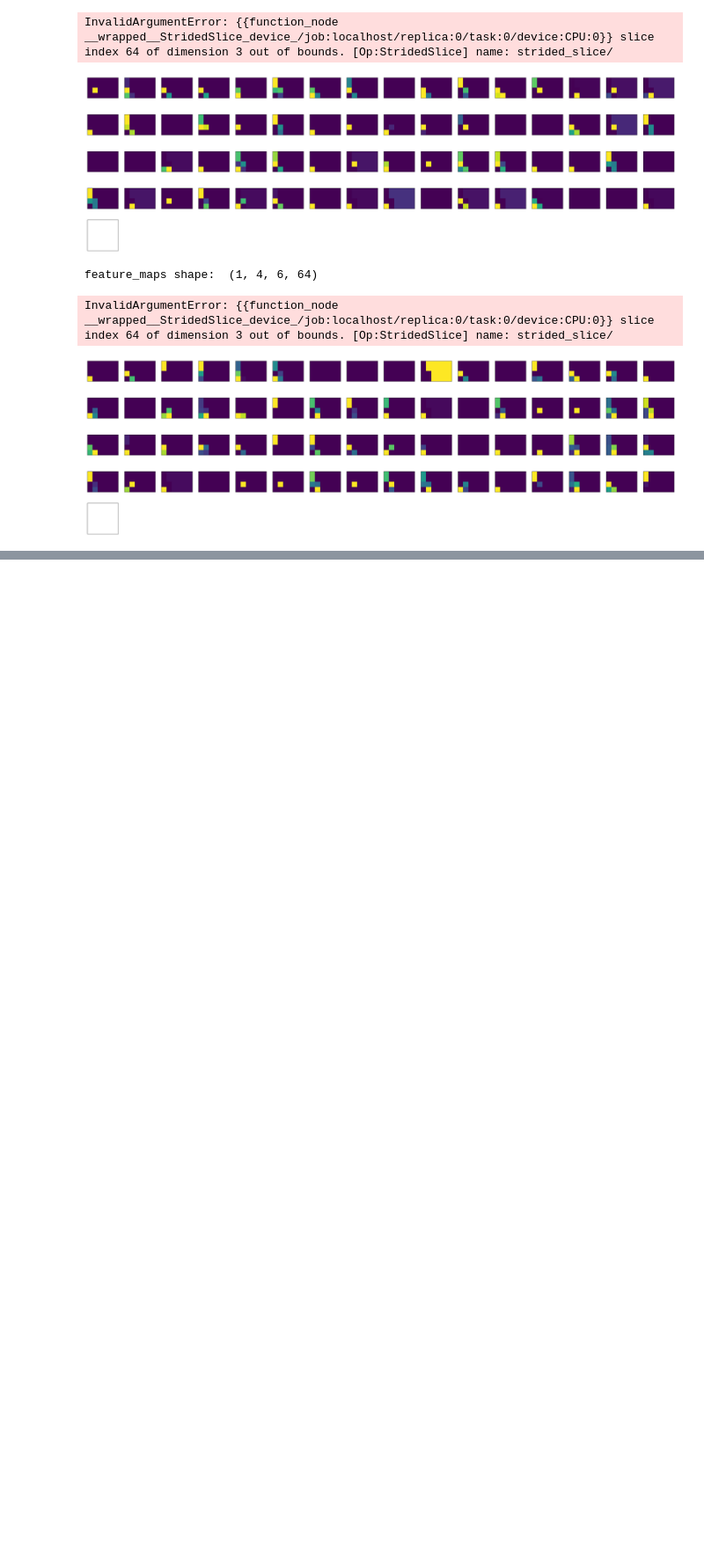
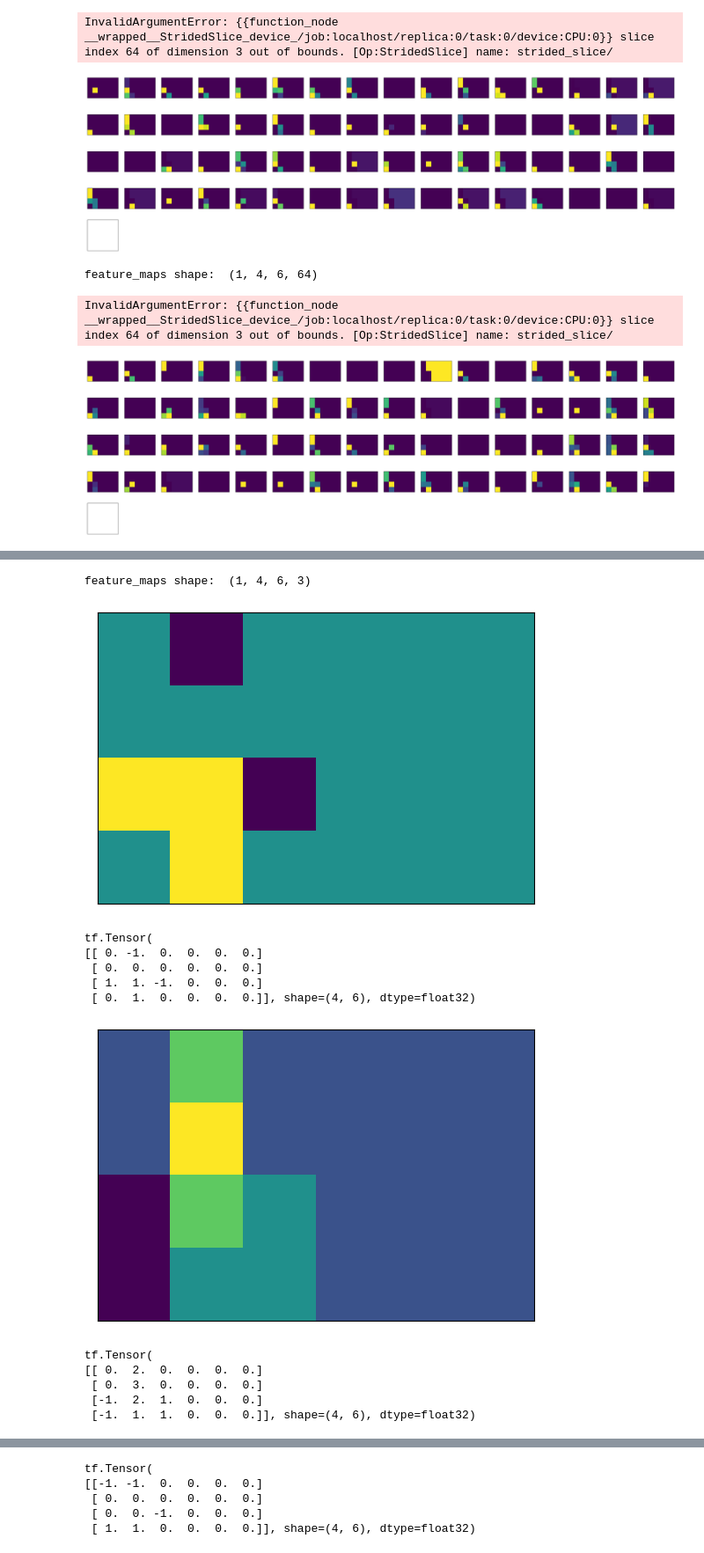
Before and after one commit to PichiBrihuega/Substituent-Neural-Network, a Jupyter notebook: Notebooks/ManualEncoded.ipynb, the cells around one changed output, grey strips where cells are left out. Shown at 88% size. Cells and saved outputs as stored; diff of their text form; code cells hidden in the pictures; blank space fills up the shorter version.

```diff
--- a/Notebooks/ManualEncoded.ipynb
+++ b/Notebooks/ManualEncoded.ipynb
@@ -762,0 +827,17 @@ tf.Tensor(
+# %%
+from tensorflow.keras.models import Model
+
+# Get the symbolic outputs of each "key" layer (we gave them unique names).
+outputs_dict = {layer.name: layer.output for layer in model.layers}
+# Set up a model that returns the activation values for every layer in
+# VGG19 (as a dict).
+feature_extractor = keras.Model(inputs=model.inputs,
+                                outputs=outputs_dict)
+
+img = np.expand_dims(X_train[0], axis=0)
+plt.imshow(X_train[0], cmap='viridis')
+
+## Get the features of the image
+features = feature_extractor(img)
+print(features.keys())
+#print(list(features.items())[0])
@@ -762,0 +847,16 @@ tf.Tensor(
+# %%
+show_features2(features,'conv2d_62')
+# %% [output]
+feature_maps shape:  (1, 4, 6, 3)
+[figure, added]
+tf.Tensor(
+[[ 0. -1.  0.  0.  0.  0.]
+ [ 0.  0.  0.  0.  0.  0.]
+ [ 1.  1. -1.  0.  0.  0.]
+ [ 0.  1.  0.  0.  0.  0.]], shape=(4, 6), dtype=float32)
+[figure, added]
+tf.Tensor(
+[[ 0.  2.  0.  0.  0.  0.]
+ [ 0.  3.  0.  0.  0.  0.]
+ [-1.  2.  1.  0.  0.  0.]
+ [-1.  1.  1.  0.  0.  0.]], shape=(4, 6), dtype=float32)
@@ -762,0 +864,5 @@ tf.Tensor(
+tf.Tensor(
+[[-1. -1.  0.  0.  0.  0.]
+ [ 0.  0.  0.  0.  0.  0.]
+ [ 0.  0. -1.  0.  0.  0.]
+ [ 1.  1.  0.  0.  0.  0.]], shape=(4, 6), dtype=float32)
```
Also changed, not shown: parts of 15 cells of this notebook, 1 other file.
